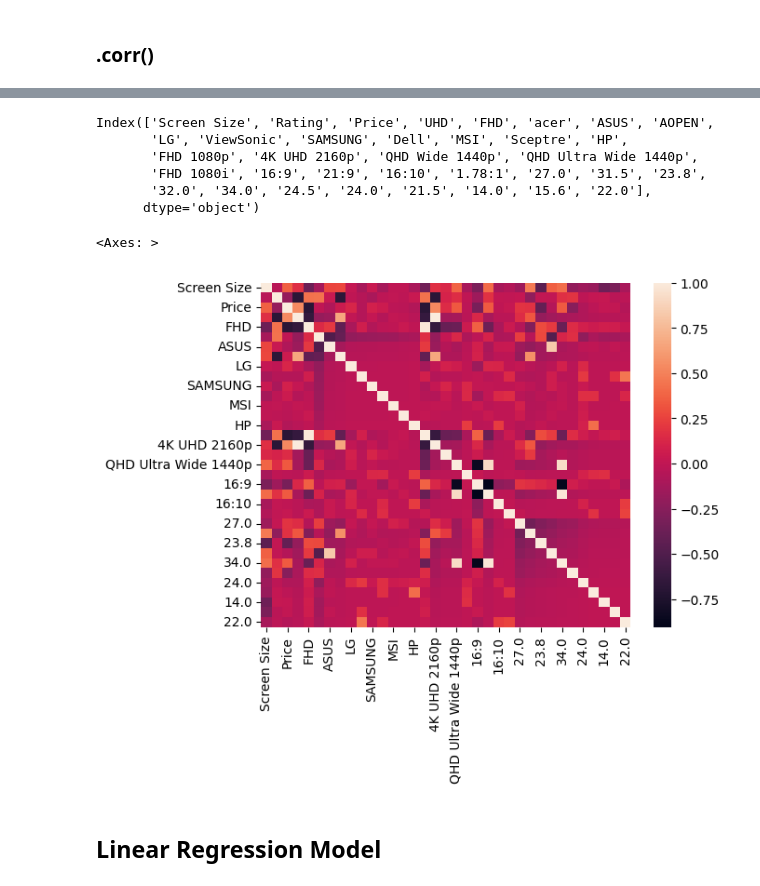
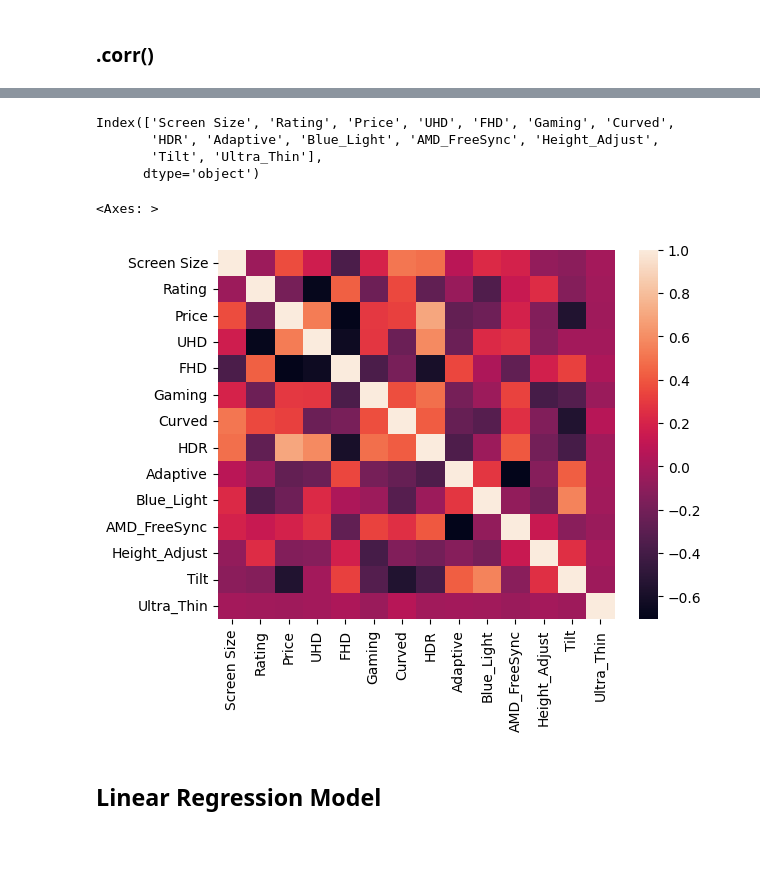
Before and after one commit to aidaduong/Amazon-Monitor, a Jupyter notebook: amazon monitor.ipynb, the cells around one changed output, grey strips where cells are left out. Cells and saved outputs as stored; diff of their text form; code cells hidden in the pictures; blank space fills up the shorter version.

```diff
--- a/amazon monitor.ipynb
+++ b/amazon monitor.ipynb
@@ -354,13 +263,16 @@ df2 = df2.drop(columns = 'Aspect Ratio')
-# %%
-#one hot encoding scren size for the top 11 screen sizes
-top_screen = df2['Screen Size'].value_counts().nlargest(11).index
-top_screen.tolist()
-
-for screen in top_screen:
-    df2[screen] = np.where(df2['Screen Size'] == screen, 1, 0)
-# %%
-df2.columns = df2.columns.astype(str)
-df2 = df2.drop(columns = 'Title')
-
-df.columns = df.columns.astype(str)
-df = df.drop(columns = ['Title', 'Brand', 'Resolution', 'Aspect Ratio'])
+# %%
+from sklearn import preprocessing
+
+categorical_cols = ['Brand', 'Resolution','Aspect Ratio']   #categorical columns
+enc = preprocessing.OneHotEncoder(sparse_output=False)      #create a onehotencoder
+
+one_hot = enc.fit_transform(df2[categorical_cols])      # fit and transform the categorical columns to onehotencoder
+new_columns = enc.get_feature_names_out(categorical_cols)   # get the names of the new one hot encoded columns
+one_hot_df = pd.DataFrame(one_hot, columns=new_columns)     # create a df of the one hot encoded columns
+
+one_hot_df = one_hot_df.reset_index(drop=True)
+df2 = df2.reset_index(drop=True)       # need to reset index in order to concatenate properly
+
+df2_encoded = pd.concat([df2.drop(columns = categorical_cols), one_hot_df], axis=1)     # concat df2 and the encoded df
+
+df2_encoded.shape
@@ -389,0 +283,3 @@ df2.corr()
+# %%
+df_corr = df2.drop(columns = ['Brand', 'Title', 'Aspect Ratio', 'Resolution'])
+df_corr.corr()
@@ -390,16 +302,14 @@ df2.corr()
 # %%
-df2.columns
+df_corr.columns
 # %% [output]
-Index(['Screen Size', 'Rating', 'Price', 'UHD', 'FHD', 'acer', 'ASUS', 'AOPEN',
-       'LG', 'ViewSonic', 'SAMSUNG', 'Dell', 'MSI', 'Sceptre', 'HP',
-       'FHD 1080p', '4K UHD 2160p', 'QHD Wide 1440p', 'QHD Ultra Wide 1440p',
-       'FHD 1080i', '16:9', '21:9', '16:10', '1.78:1', '27.0', '31.5', '23.8',
-       '32.0', '34.0', '24.5', '24.0', '21.5', '14.0', '15.6', '22.0'],
+Index(['Screen Size', 'Rating', 'Price', 'UHD', 'FHD', 'Gaming', 'Curved',
+       'HDR', 'Adaptive', 'Blue_Light', 'AMD_FreeSync', 'Height_Adjust',
+       'Tilt', 'Ultra_Thin'],
       dtype='object')
 # %%
-sns.heatmap(df2.corr())
+sns.heatmap(df_corr.corr())
 # %% [output]
 <Axes: >
-[figure, old version]
+[figure, new version]
 # %% [markdown]
 ## Linear Regression Model
```
Also changed, not shown: parts of 31 cells of this notebook, 1 other file.
